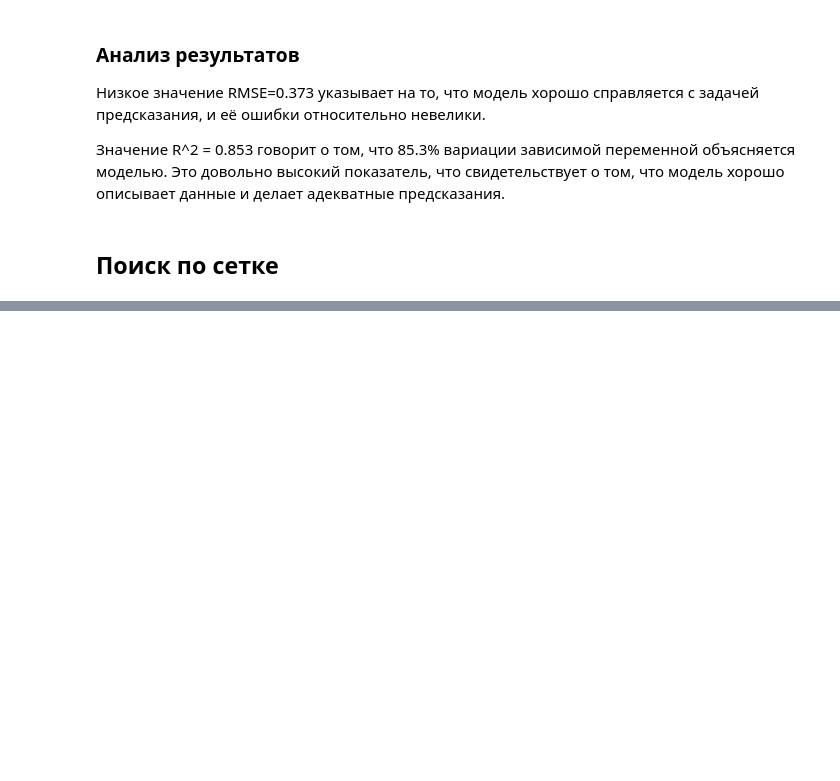
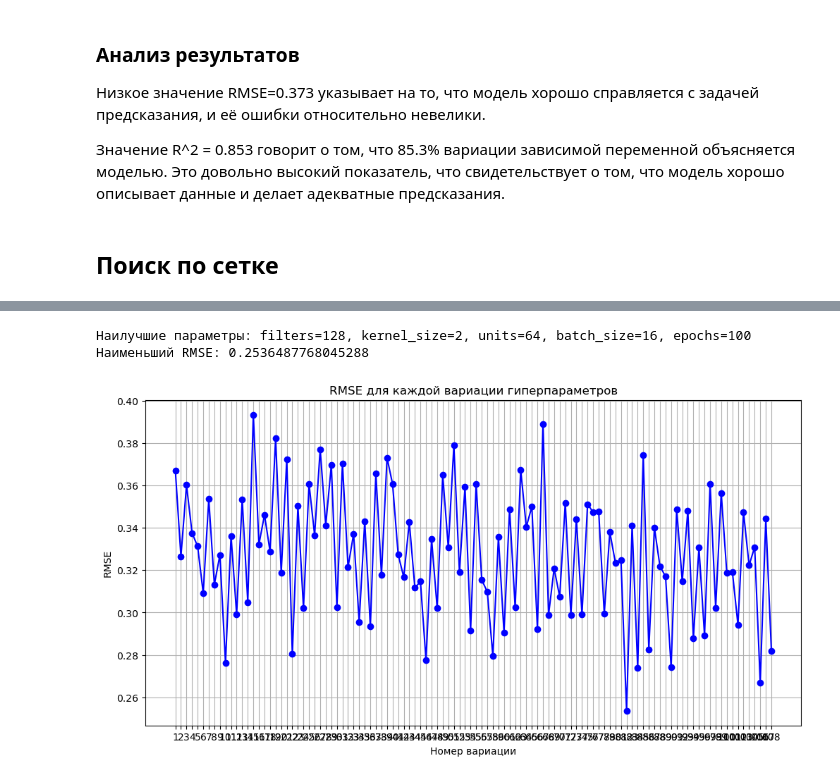
Before and after one commit to Al1Bi2/neural-networks-guap, a Jupyter notebook: 1lab.ipynb, the cells around one changed output, grey strips where cells are left out. Cells and saved outputs as stored; diff of their text form; code cells hidden in the pictures; blank space fills up the shorter version.

Commit message:
Grid search

```diff
--- a/1lab.ipynb
+++ b/1lab.ipynb
@@ -291,12 +119,12 @@ def build_fully_connected_model(input_shape):
     model.compile(optimizer='adam', loss='mse')
     return model
 
-def build_cnn_model(input_shape):
+def build_cnn_model(input_shape=(None,), filters=64, kernel_size=2, units=32):
     model = Sequential()
     model.add(Input(shape=input_shape))
-    model.add(Conv1D(64, kernel_size=2, activation='relu'))
+    model.add(Conv1D(filters=filters, kernel_size=kernel_size, activation='relu'))
     model.add(Flatten())
-    model.add(Dense(32, activation='relu'))
+    model.add(Dense(units=units, activation='relu'))
     model.add(Dense(1))
     model.compile(optimizer='adam', loss='mse')
     return model
@@ -343,7 +171,7 @@ def compare_models(data, y_column):
             'Train R²': cnn_train_r2,
             'Val R²': cnn_val_r2,
         }
-    }, (x_test, y_test), (fc_model, cnn_model)
+    }, (x_train_cnn, x_test, x_val_cnn, y_train, y_test, y_val), (fc_model, cnn_model)
 # %% [markdown]
 ### Результаты обучения для исходного преобразованного набора данных
 # %%
@@ -466,3 +239,6 @@ RMSE: 0.37365546756579066, R²: 0.8531692659448337
 Значение R^2 = 0.853 говорит о том, что 85.3% вариации зависимой переменной объясняется моделью. Это довольно высокий показатель, что свидетельствует о том, что модель хорошо описывает данные и делает адекватные предсказания.
 # %% [markdown]
 ## Поиск по сетке
+# %%
+train_x, train_y = std_clean_test_data[0], std_clean_test_data[3]
+val_x, val_y = std_clean_test_data[2], std_clean_test_data[5]
@@ -468,0 +339,23 @@ RMSE: 0.37365546756579066, R²: 0.8531692659448337
+# %%
+best_result = min(results, key=lambda x: x['val_rmse'])
+
+print(f"Наилучшие параметры: filters={best_result['filters']}, kernel_size={best_result['kernel_size']}, units={best_result['units']}, batch_size={best_result['batch_size']}, epochs={best_result['epochs']}")
+print(f"Наименьший RMSE: {best_result['val_rmse']}")
+# %% [output]
+Наилучшие параметры: filters=128, kernel_size=2, units=64, batch_size=16, epochs=100
+Наименьший RMSE: 0.2536487768045288
+# %%
+variation_numbers = range(1, len(results) + 1)
+
+rmse_values = [result['val_rmse'] for result in results]
+
+plt.figure(figsize=(12, 6))
+plt.plot(variation_numbers, rmse_values, marker='o', linestyle='-', color='b')
+plt.title('RMSE для каждой вариации гиперпараметров')
+plt.xlabel('Номер вариации')
+plt.ylabel('RMSE')
+plt.xticks(variation_numbers)
+plt.grid(True)
+plt.show()
+# %% [output]
+[figure, added]
```
Also changed, not shown: parts of 25 cells of this notebook.
